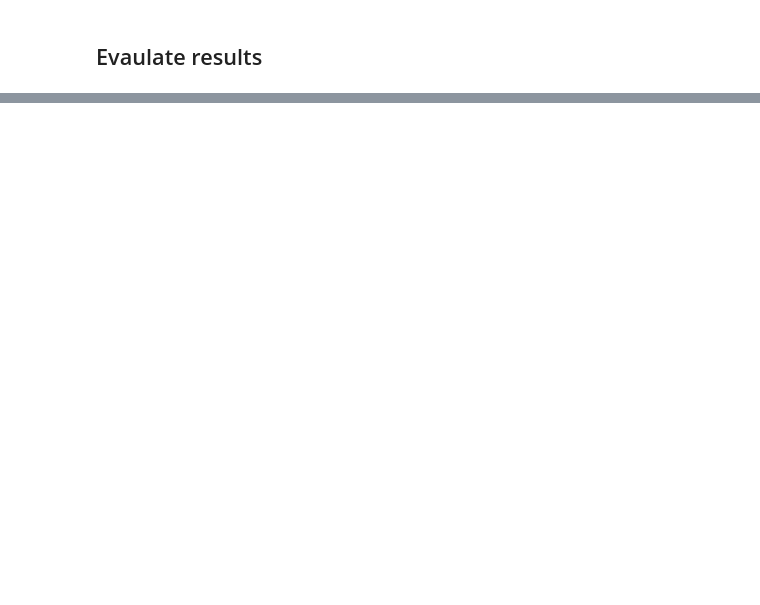
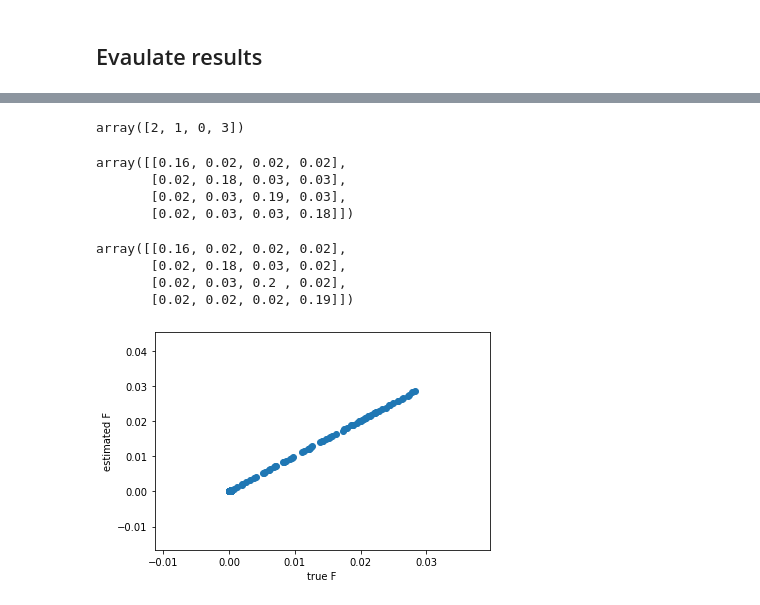
Before and after one commit to zihao12/pyJSMF-RAW, a Jupyter notebook: experiments/smallsim_experiment1.ipynb, the cells around one changed output, grey strips where cells are left out. Cells and saved outputs as stored; diff of their text form; code cells hidden in the pictures; blank space fills up the shorter version.

```diff
--- a/experiments/smallsim_experiment1.ipynb
+++ b/experiments/smallsim_experiment1.ipynb
@@ -107,0 +178,6 @@ array([[0.1 , 0.01, 0.01, 0.01, 0.01, 0.01],
+# %%
+Lam = L @ F.T
+C = Lam.T @ Lam
+C = C/C.sum()
+
+S, B, A, Btilde, Cbar, C_rowSums, diagR, C = factorizeC(C, K=k, rectifier='no', optimizer='activeSet')
@@ -107,0 +202,30 @@ array([[0.1 , 0.01, 0.01, 0.01, 0.01, 0.01],
+# %%
+topic_idx = match_topics(F, B).astype(int)
+topic_idx
+# %% [output]
+array([2, 1, 0, 3])
+# %%
+# compare A and LLt/n
+A_reorder = A[topic_idx,:]
+A_reorder = A_reorder[:, topic_idx]
+A_reorder.round(decimals=2)
+# %% [output]
+array([[0.16, 0.02, 0.02, 0.02],
+       [0.02, 0.18, 0.03, 0.03],
+       [0.02, 0.03, 0.19, 0.03],
+       [0.02, 0.03, 0.03, 0.18]])
+# %%
+L = sim["L"]
+(L.T.dot(L)/n).round(decimals=2)
+# %% [output]
+array([[0.16, 0.02, 0.02, 0.02],
+       [0.02, 0.18, 0.03, 0.02],
+       [0.02, 0.03, 0.2 , 0.02],
+       [0.02, 0.02, 0.02, 0.19]])
+# %%
+plt.scatter(F.flatten(), B[:,topic_idx].flatten())
+plt.xlabel('true F')
+plt.ylabel('estimated F')
+plt.show()
+# %% [output]
+[figure, added]
```
Also changed, not shown: parts of 20 cells of this notebook, 7 other files.
